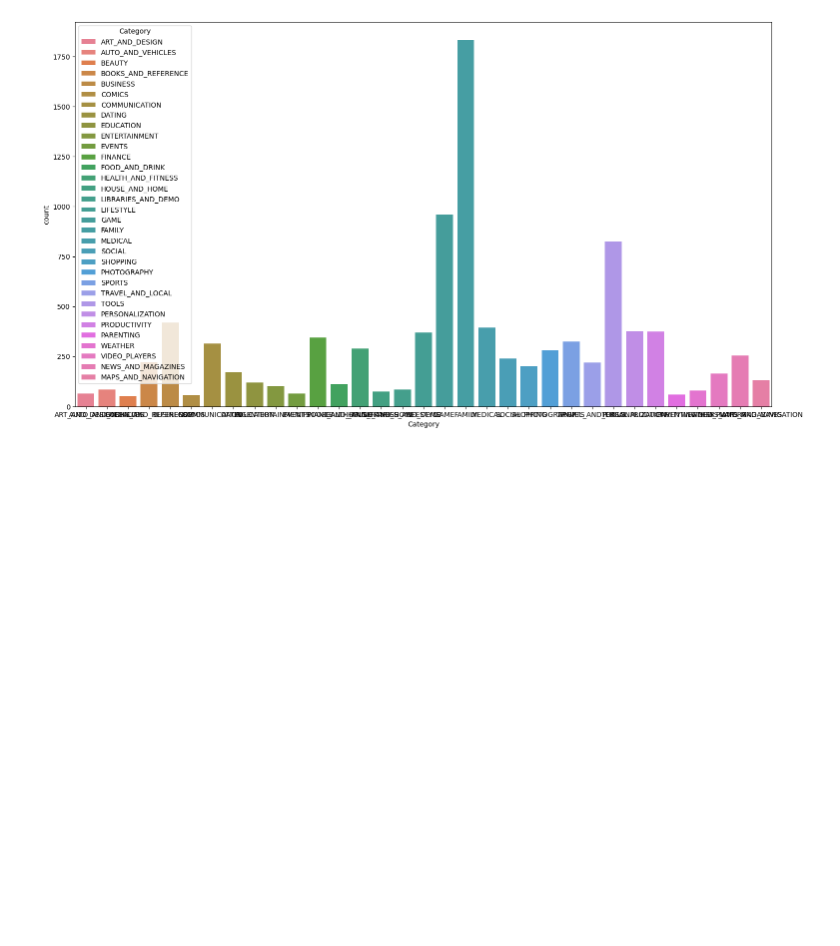
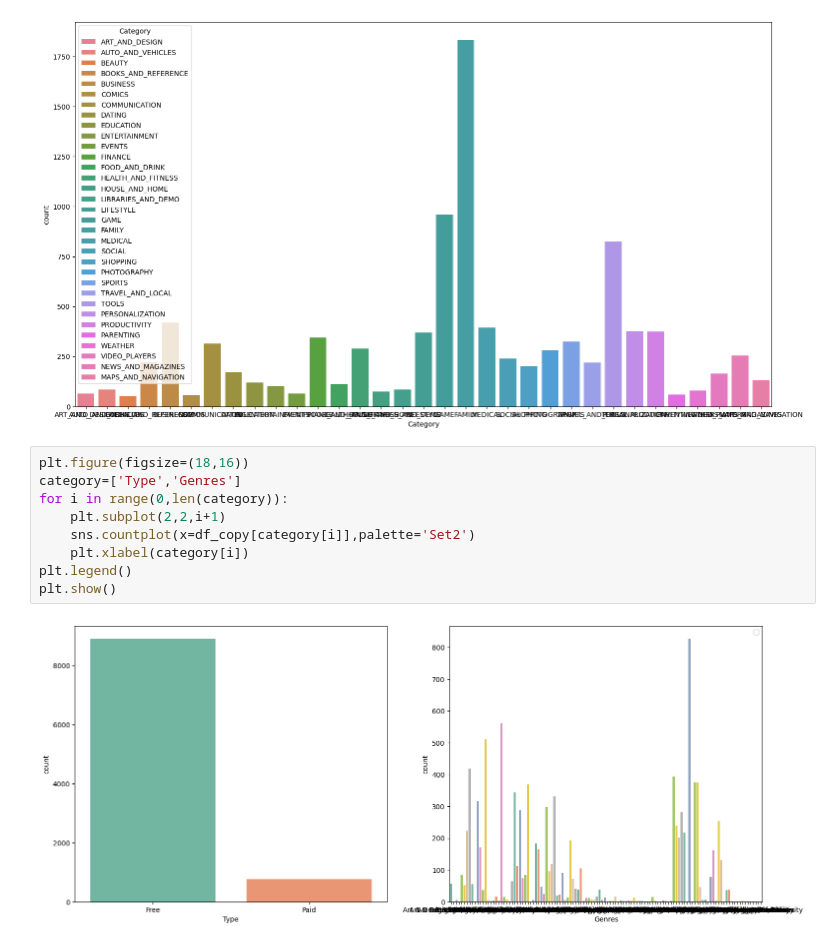
Before and after one commit to vedprakash8721/Abhishek-Data-Science-Portfolio, a Jupyter notebook: ML PW/Module 2 ( EDA exploratory data analysis )/EDA Google Play.ipynb, the cells around one changed output. Saved outputs shown, nothing was run; the diff lists cells and outputs as text; blank space fills up the shorter version.

```diff
--- a/ML PW/Module 2 ( EDA exploratory data analysis )/EDA Google Play.ipynb
+++ b/ML PW/Module 2 ( EDA exploratory data analysis )/EDA Google Play.ipynb
@@ -347,3 +347,14 @@ Name: proportion, dtype: float64
 [figure]
 [figure]
 [figure]
+# %%
+plt.figure(figsize=(18,16))
+category=['Type','Genres']
+for i in range(0,len(category)):
+    plt.subplot(2,2,i+1)
+    sns.countplot(x=df_copy[category[i]],palette='Set2')
+    plt.xlabel(category[i])
+plt.legend()
+plt.show()
+# %% [output]
+[figure, added]
```
Also changed, not shown: parts of 2 cells of this notebook.
